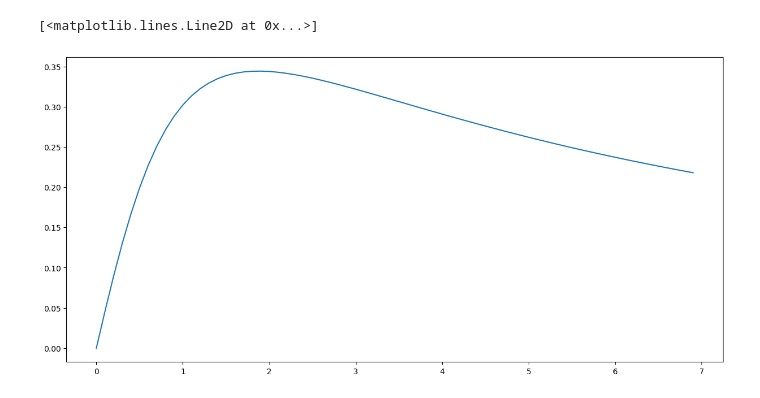
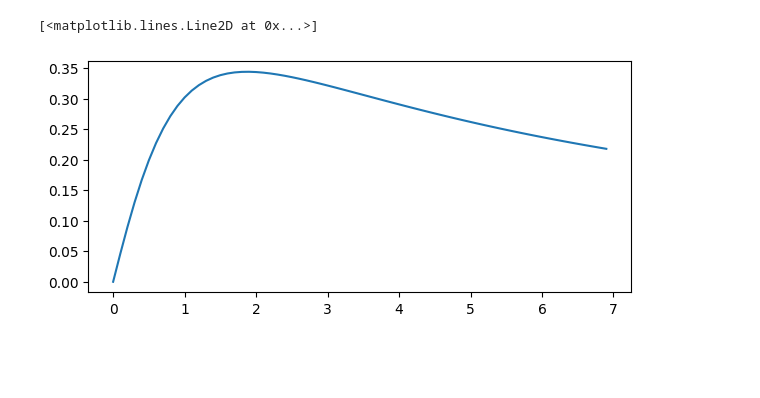
Before and after one commit to fpetri115/LBGforecast, a Jupyter notebook: tests_cmb_lensing.ipynb, the cells around one changed output. Cells and saved outputs as stored; diff of their text form; code cells hidden in the pictures; blank space fills up the shorter version.

```diff
--- a/tests_cmb_lensing.ipynb
+++ b/tests_cmb_lensing.ipynb
@@ -18,8 +17,8 @@ z_last_scatter = delta_nz(1100.)
 WLprobe = WeakLensing(redshift_bins=[z_last_scatter])
 W_k = WLprobe.kernel(cosmo, z_range, ell)[0]
 # %%
-plt.subplots(1, 1, figsize=(15,7))
+plt.subplots(1, 1, figsize=(7,3))
 plt.plot(z_range, W_k)
 # %% [output]
 [<matplotlib.lines.Line2D at 0x...>]
-[figure, old version]
+[figure, new version]
```
Also changed, not shown: parts of 1 cell of this notebook, 4 other files.
